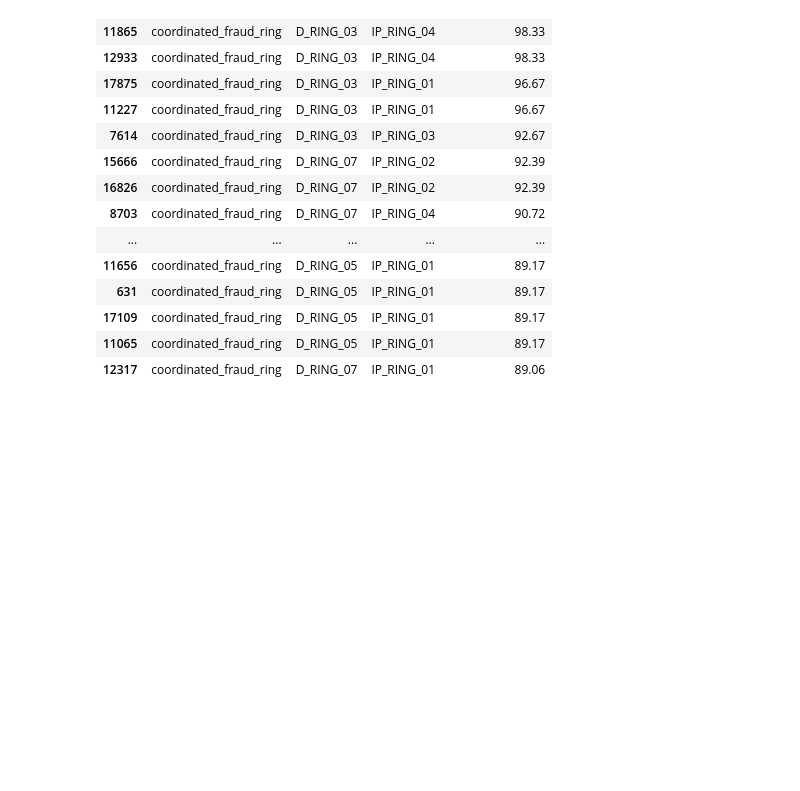
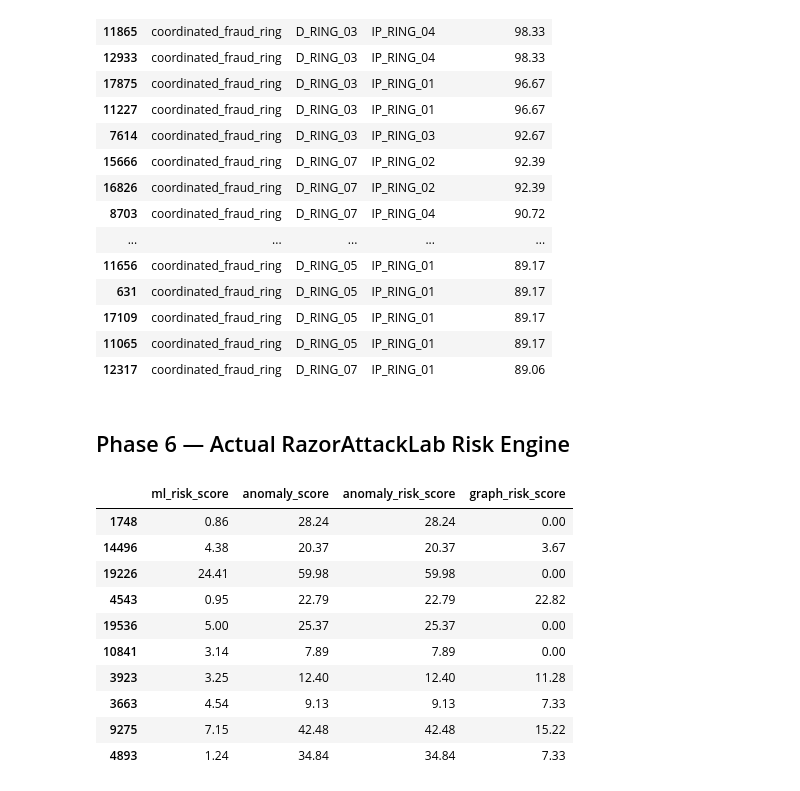
Before and after one commit to Mahakchoudhari/RazorAttack_Lab, a Jupyter notebook: notebooks/Model_01.ipynb, the cells around one changed output. Saved outputs shown, nothing was run; the diff lists cells and outputs as text; code cells hidden in the pictures; blank space fills up the shorter version.

```diff
--- a/notebooks/Model_01.ipynb
+++ b/notebooks/Model_01.ipynb
@@ -1582,3 +1582,36 @@ test_results[
 | 17109 | coordinated_fraud_ring | D_RING_05 | IP_RING_01 | 89.17 |
 | 11065 | coordinated_fraud_ring | D_RING_05 | IP_RING_01 | 89.17 |
 | 12317 | coordinated_fraud_ring | D_RING_07 | IP_RING_01 | 89.06 |
+# %% [markdown]
+## Phase 6 — Actual RazorAttackLab Risk Engine
+# %%
+from sklearn.preprocessing import MinMaxScaler
+
+scaler = MinMaxScaler()
+
+test_results["anomaly_risk_score"] = (
+    scaler.fit_transform(
+        test_results[["anomaly_score"]]
+    ).flatten() * 100
+)
+# %%
+test_results[
+    [
+        "ml_risk_score",
+        "anomaly_score",
+        "anomaly_risk_score",
+        "graph_risk_score"
+    ]
+].head(10)
+# %% [output]
+|  | ml_risk_score | anomaly_score | anomaly_risk_score | graph_risk_score |
+| 1748 | 0.86 | 28.24 | 28.24 | 0.00 |
+| 14496 | 4.38 | 20.37 | 20.37 | 3.67 |
+| 19226 | 24.41 | 59.98 | 59.98 | 0.00 |
+| 4543 | 0.95 | 22.79 | 22.79 | 22.82 |
+| 19536 | 5.00 | 25.37 | 25.37 | 0.00 |
+| 10841 | 3.14 | 7.89 | 7.89 | 0.00 |
+| 3923 | 3.25 | 12.40 | 12.40 | 11.28 |
+| 3663 | 4.54 | 9.13 | 9.13 | 7.33 |
+| 9275 | 7.15 | 42.48 | 42.48 | 15.22 |
+| 4893 | 1.24 | 34.84 | 34.84 | 7.33 |
```
Also changed, not shown: parts of 19 cells of this notebook.
